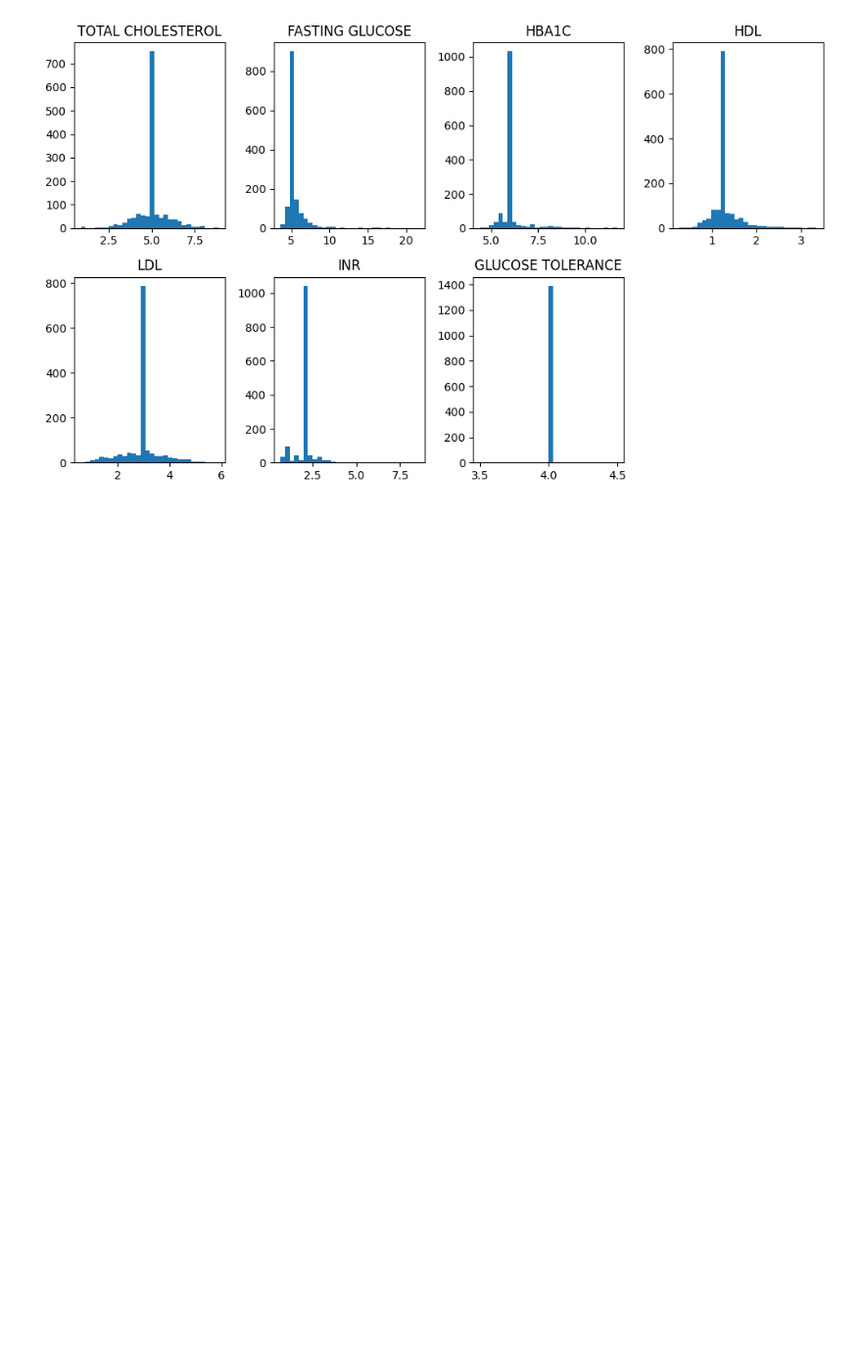
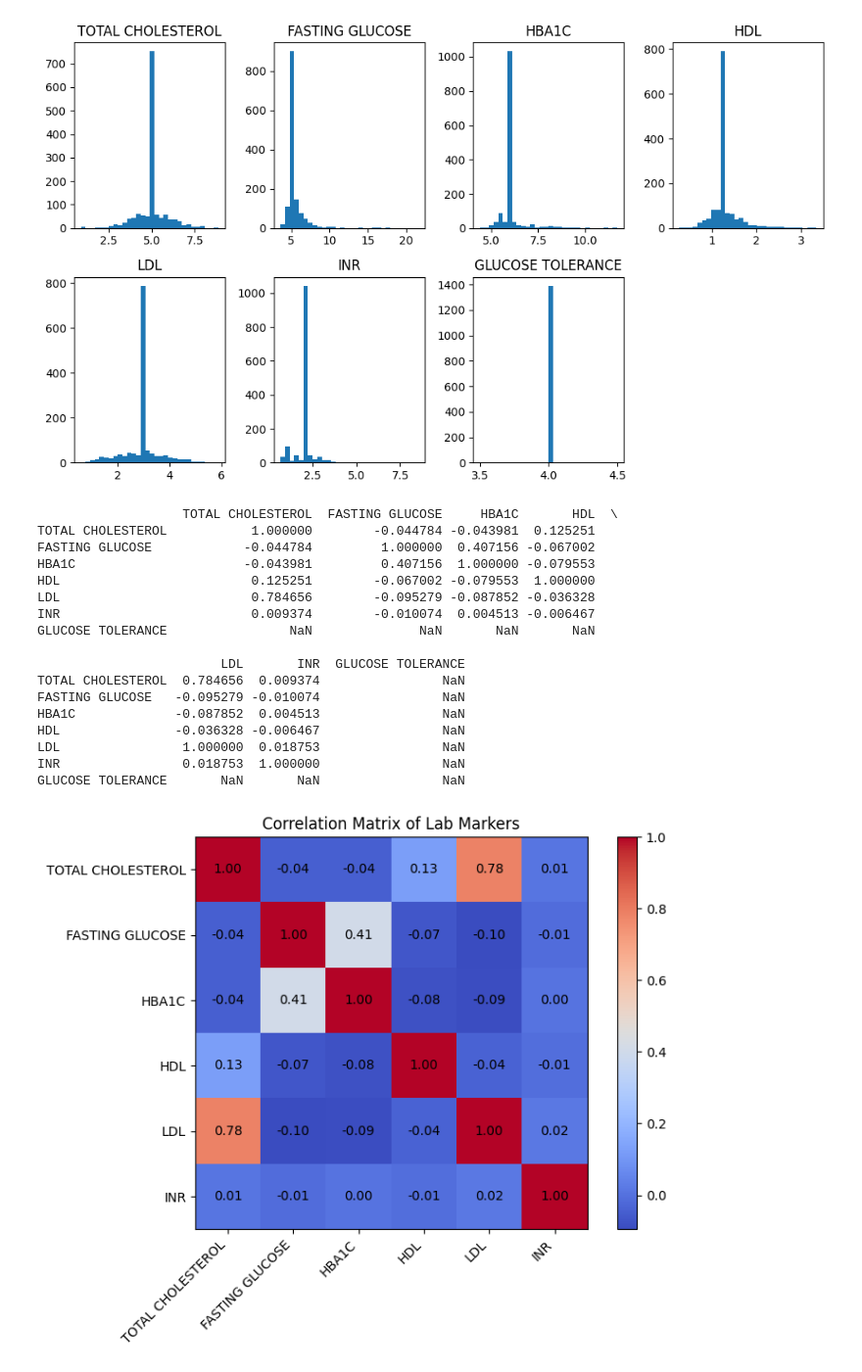
Before and after one commit to victoriaktruong/CPCSSN-Group-Project, a Jupyter notebook: EDA.ipynb, the cells around one changed output. Shown: that part at 98% size. Drawn from its saved outputs; the diff is of its cells as text; code cells hidden in the pictures; blank space fills up the shorter version.

```diff
--- a/EDA.ipynb
+++ b/EDA.ipynb
@@ -82,3 +82,49 @@ Histogram with 10 bins
 [figure]
 Histogram with 30 bins
 [figure]
+# %%
+#Check correlation matrix
+corr_matrix = df_all_vars[lab_cols_all].corr()
+print(corr_matrix)
+
+#To avoid NaN results, exclude GLUCOSE TOLERANCE
+lab_cols = ['TOTAL CHOLESTEROL', 'FASTING GLUCOSE', 'HBA1C', 'HDL', 'LDL', 'INR']
+corr_matrix_reduced = df_all_vars[lab_cols].corr()
+
+#Heatmap
+plt.figure(figsize=(8, 6))
+plt.imshow(corr_matrix_reduced, cmap='coolwarm')
+plt.colorbar()
+
+# Set ticks and labels
+plt.xticks(range(len(lab_cols)), lab_cols, rotation=45, ha='right')
+plt.yticks(range(len(lab_cols)), lab_cols)
+
+# Add correlation values
+for i in range(len(lab_cols)):
+    for j in range(len(lab_cols)):
+        plt.text(j, i, f'{corr_matrix.iloc[i, j]:.2f}', ha='center', va='center')
+
+# Add title and show
+plt.title('Correlation Matrix of Lab Markers')
+plt.tight_layout()
+plt.show()
+# %% [output]
+                   TOTAL CHOLESTEROL  FASTING GLUCOSE     HBA1C       HDL  \
+TOTAL CHOLESTEROL           1.000000        -0.044784 -0.043981  0.125251
+FASTING GLUCOSE            -0.044784         1.000000  0.407156 -0.067002
+HBA1C                      -0.043981         0.407156  1.000000 -0.079553
+HDL                         0.125251        -0.067002 -0.079553  1.000000
+LDL                         0.784656        -0.095279 -0.087852 -0.036328
+INR                         0.009374        -0.010074  0.004513 -0.006467
+GLUCOSE TOLERANCE                NaN              NaN       NaN       NaN
+
+                        LDL       INR  GLUCOSE TOLERANCE
+TOTAL CHOLESTEROL  0.784656  0.009374                NaN
+FASTING GLUCOSE   -0.095279 -0.010074                NaN
+HBA1C             -0.087852  0.004513                NaN
+HDL               -0.036328 -0.006467                NaN
+LDL                1.000000  0.018753                NaN
+INR                0.018753  1.000000                NaN
+GLUCOSE TOLERANCE       NaN       NaN                NaN
+[figure, added]
```
